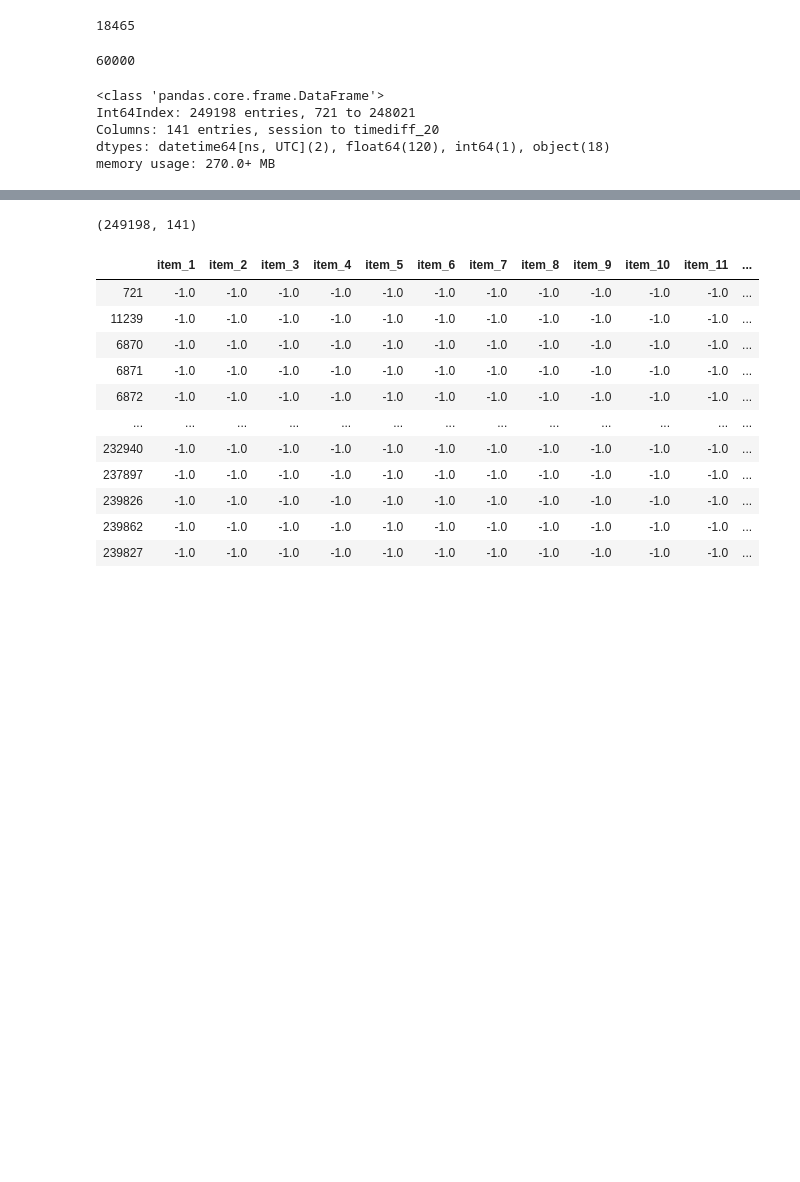
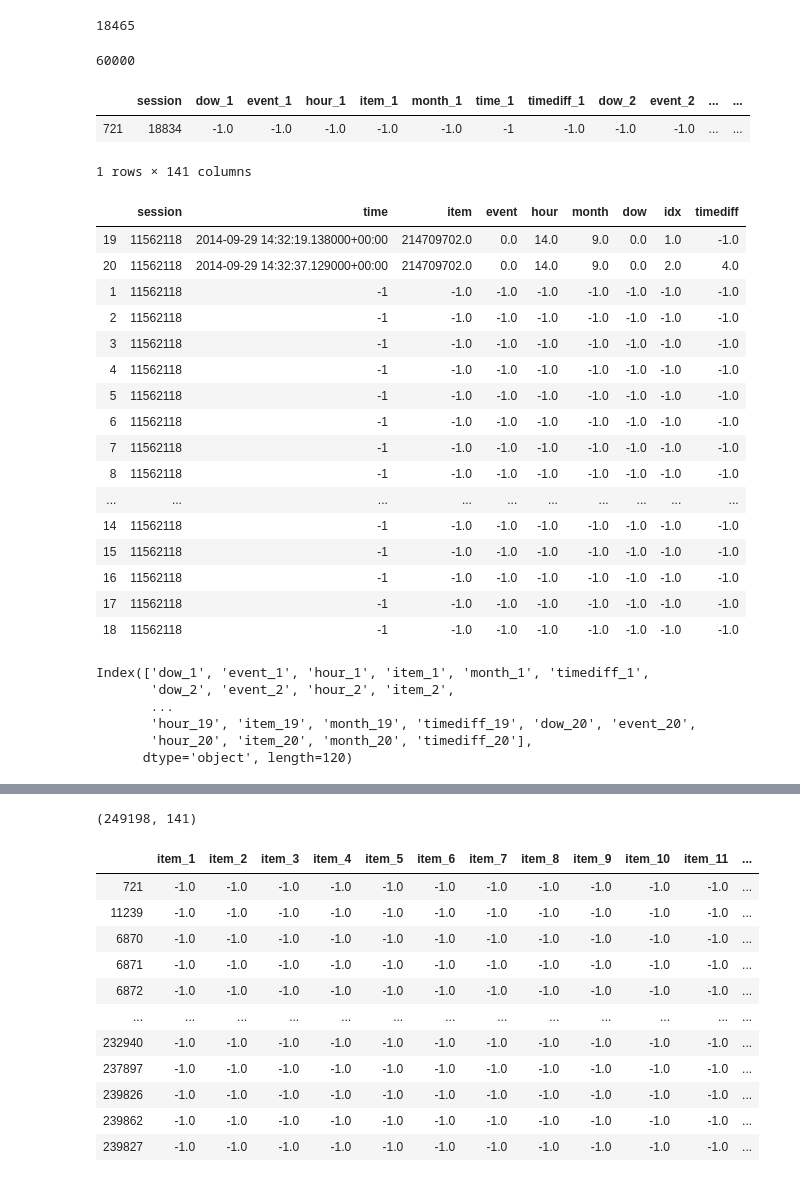
Before and after one commit to darenma/CRNN, a Jupyter notebook: preprocessing.ipynb, the cells around one changed output, grey strips where cells are left out. Cells and saved outputs as stored; diff of their text form; code cells hidden in the pictures; blank space fills up the shorter version.

```diff
--- a/preprocessing.ipynb
+++ b/preprocessing.ipynb
@@ -172,11 +172,38 @@ for sid in tqdm(sessions):
 finals = pd.DataFrame(res, columns=row.columns)
 # %%
 finals.to_csv("tuesday.csv", index=False)
-# %%
-gg.info()
-# %% [output]
-<class 'pandas.core.frame.DataFrame'>
-Int64Index: 249198 entries, 721 to 248021
-Columns: 141 entries, session to timediff_20
-dtypes: datetime64[ns, UTC](2), float64(120), int64(1), object(18)
-memory usage: 270.0+ MB
+# %%
+gg.head(1)
+# %% [output]
+|  | session | dow_1 | event_1 | hour_1 | item_1 | month_1 | time_1 | timediff_1 | dow_2 | event_2 | ... | ... |
+| 721 | 18834 | -1.0 | -1.0 | -1.0 | -1.0 | -1.0 | -1 | -1.0 | -1.0 | -1.0 | ... | ... |
+1 rows × 141 columns
+# %%
+tmp
+# %% [output]
+|  | session | time | item | event | hour | month | dow | idx | timediff |
+| 19 | 11562118 | 2014-09-29 14:32:19.138000+00:00 | 214709702.0 | 0.0 | 14.0 | 9.0 | 0.0 | 1.0 | -1.0 |
+| 20 | 11562118 | 2014-09-29 14:32:37.129000+00:00 | 214709702.0 | 0.0 | 14.0 | 9.0 | 0.0 | 2.0 | 4.0 |
+| 1 | 11562118 | -1 | -1.0 | -1.0 | -1.0 | -1.0 | -1.0 | -1.0 | -1.0 |
+| 2 | 11562118 | -1 | -1.0 | -1.0 | -1.0 | -1.0 | -1.0 | -1.0 | -1.0 |
+| 3 | 11562118 | -1 | -1.0 | -1.0 | -1.0 | -1.0 | -1.0 | -1.0 | -1.0 |
+| 4 | 11562118 | -1 | -1.0 | -1.0 | -1.0 | -1.0 | -1.0 | -1.0 | -1.0 |
+| 5 | 11562118 | -1 | -1.0 | -1.0 | -1.0 | -1.0 | -1.0 | -1.0 | -1.0 |
+| 6 | 11562118 | -1 | -1.0 | -1.0 | -1.0 | -1.0 | -1.0 | -1.0 | -1.0 |
+| 7 | 11562118 | -1 | -1.0 | -1.0 | -1.0 | -1.0 | -1.0 | -1.0 | -1.0 |
+| 8 | 11562118 | -1 | -1.0 | -1.0 | -1.0 | -1.0 | -1.0 | -1.0 | -1.0 |
+| ... | ... | ... | ... | ... | ... | ... | ... | ... | ... |
+| 14 | 11562118 | -1 | -1.0 | -1.0 | -1.0 | -1.0 | -1.0 | -1.0 | -1.0 |
+| 15 | 11562118 | -1 | -1.0 | -1.0 | -1.0 | -1.0 | -1.0 | -1.0 | -1.0 |
+| 16 | 11562118 | -1 | -1.0 | -1.0 | -1.0 | -1.0 | -1.0 | -1.0 | -1.0 |
+| 17 | 11562118 | -1 | -1.0 | -1.0 | -1.0 | -1.0 | -1.0 | -1.0 | -1.0 |
+| 18 | 11562118 | -1 | -1.0 | -1.0 | -1.0 | -1.0 | -1.0 | -1.0 | -1.0 |
+# %%
+sample.columns
+# %% [output]
+Index(['dow_1', 'event_1', 'hour_1', 'item_1', 'month_1', 'timediff_1',
+       'dow_2', 'event_2', 'hour_2', 'item_2',
+       ...
+       'hour_19', 'item_19', 'month_19', 'timediff_19', 'dow_20', 'event_20',
+       'hour_20', 'item_20', 'month_20', 'timediff_20'],
+      dtype='object', length=120)
```
Also changed, not shown: parts of 5 cells of this notebook.
